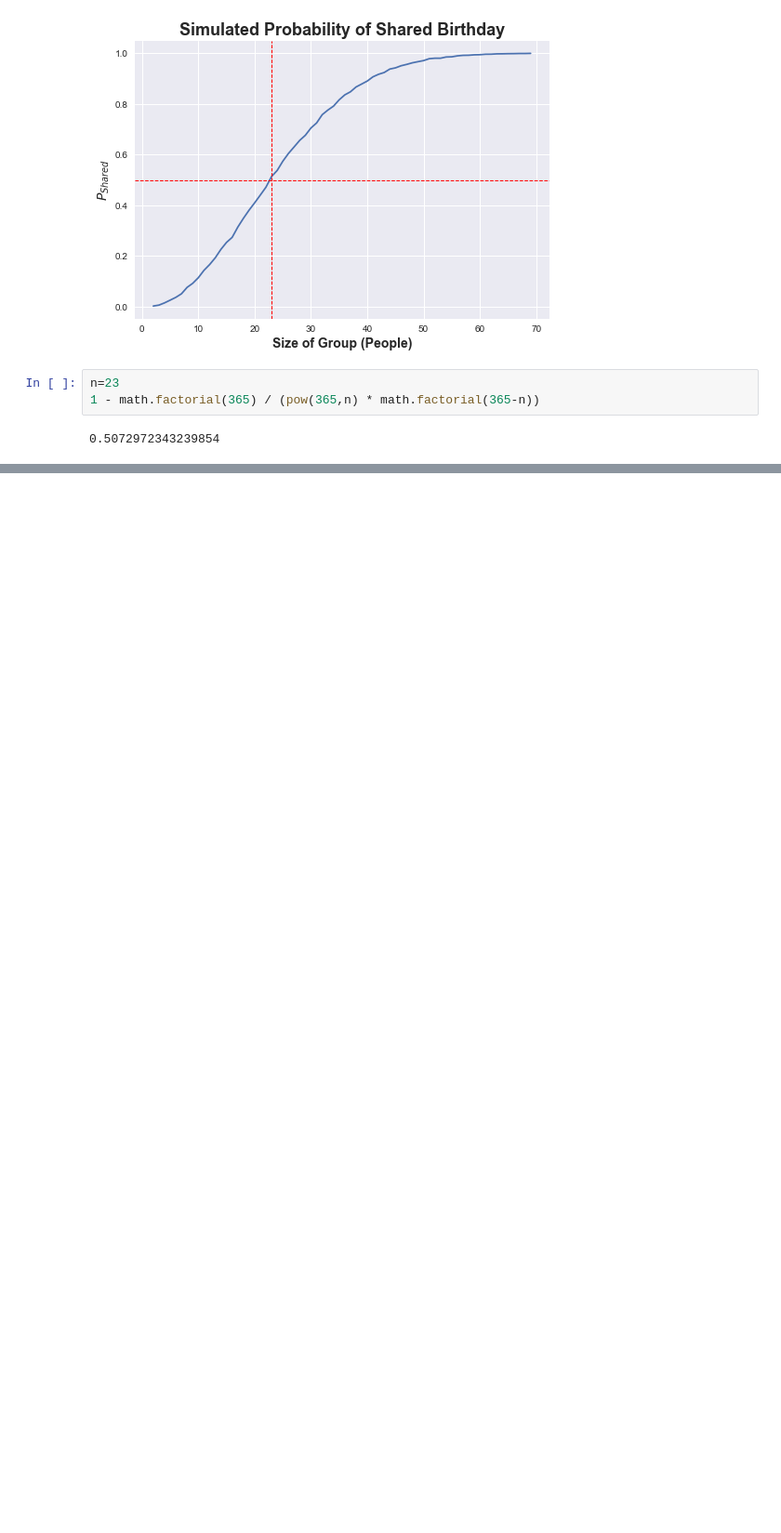
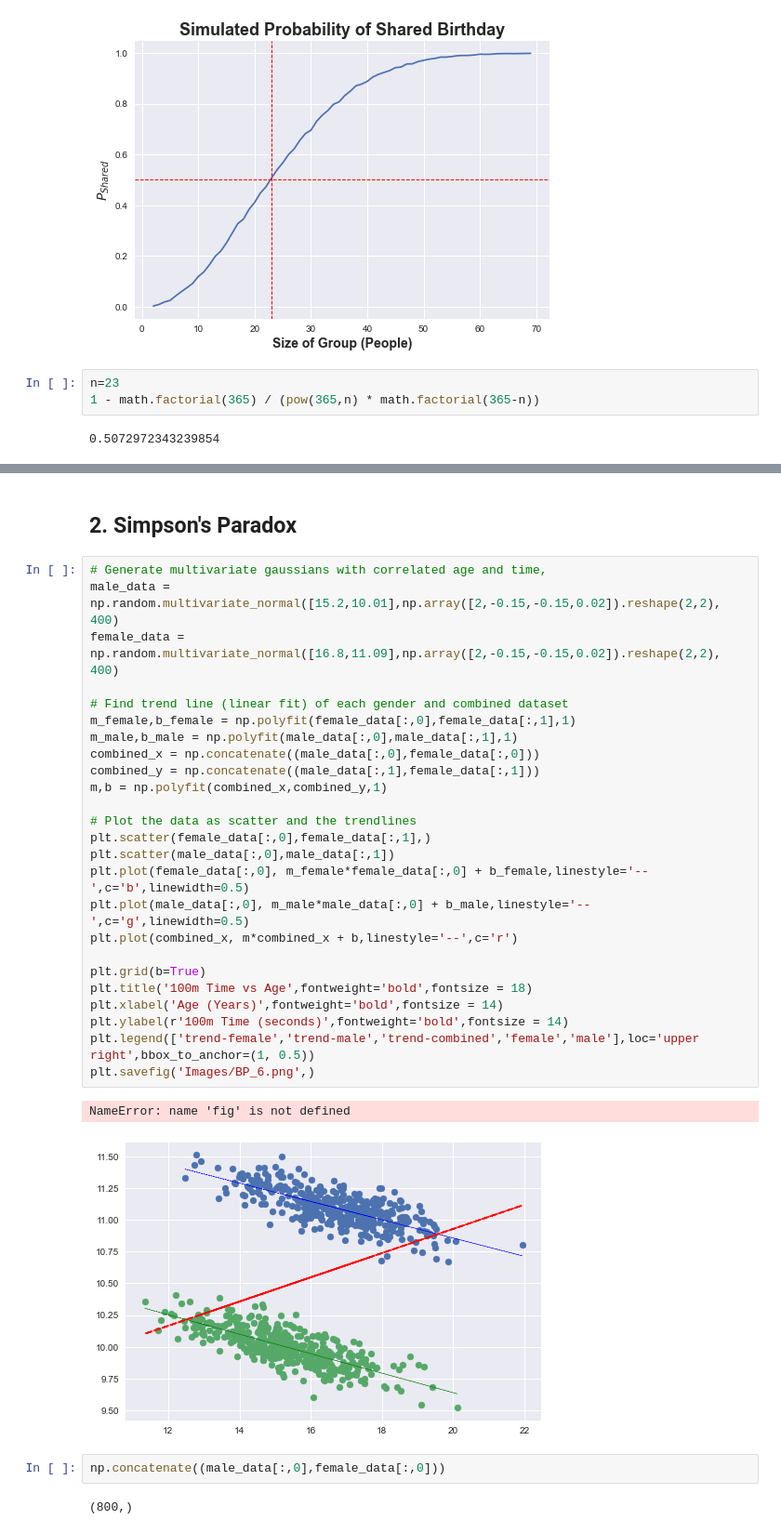
Before and after one commit to SunayBhat1/Writing-Code, a Jupyter notebook: Paradoxes/Paradoxes.ipynb, the cells around one changed output, grey strips where cells are left out. Shown: that part at 93% size. Drawn from its saved outputs; the diff is of its cells as text; blank space fills up the shorter version.

Commit message:
Simpson's Paradox Cell

```diff
--- a/Paradoxes/Paradoxes.ipynb
+++ b/Paradoxes/Paradoxes.ipynb
@@ -61 +64,35 @@ plt.savefig('Images/BP_5.png',)
 [figure]
+# %% [markdown]
+## 2. Simpson's Paradox
+# %%
+# Generate multivariate gaussians with correlated age and time,
+male_data = np.random.multivariate_normal([15.2,10.01],np.array([2,-0.15,-0.15,0.02]).reshape(2,2), 400)
+female_data = np.random.multivariate_normal([16.8,11.09],np.array([2,-0.15,-0.15,0.02]).reshape(2,2), 400)
+
+# Find trend line (linear fit) of each gender and combined dataset
+m_female,b_female = np.polyfit(female_data[:,0],female_data[:,1],1)
+m_male,b_male = np.polyfit(male_data[:,0],male_data[:,1],1)
+combined_x = np.concatenate((male_data[:,0],female_data[:,0]))
+combined_y = np.concatenate((male_data[:,1],female_data[:,1]))
+m,b = np.polyfit(combined_x,combined_y,1)
+
+# Plot the data as scatter and the trendlines
+plt.scatter(female_data[:,0],female_data[:,1],)
+plt.scatter(male_data[:,0],male_data[:,1])
+plt.plot(female_data[:,0], m_female*female_data[:,0] + b_female,linestyle='--',c='b',linewidth=0.5)
+plt.plot(male_data[:,0], m_male*male_data[:,0] + b_male,linestyle='--',c='g',linewidth=0.5)
+plt.plot(combined_x, m*combined_x + b,linestyle='--',c='r')
+
+plt.grid(b=True)
+plt.title('100m Time vs Age',fontweight='bold',fontsize = 18)
+plt.xlabel('Age (Years)',fontweight='bold',fontsize = 14)
+plt.ylabel(r'100m Time (seconds)',fontweight='bold',fontsize = 14)
+plt.legend(['trend-female','trend-male','trend-combined','female','male'],loc='upper right',bbox_to_anchor=(1, 0.5))
+plt.savefig('Images/BP_6.png',)
+# %% [output]
+NameError: name 'fig' is not defined
+[figure, added]
+# %%
+np.concatenate((male_data[:,0],female_data[:,0]))
+# %% [output]
+(800,)
```
Also changed, not shown: parts of 4 cells of this notebook, 7 other files.
